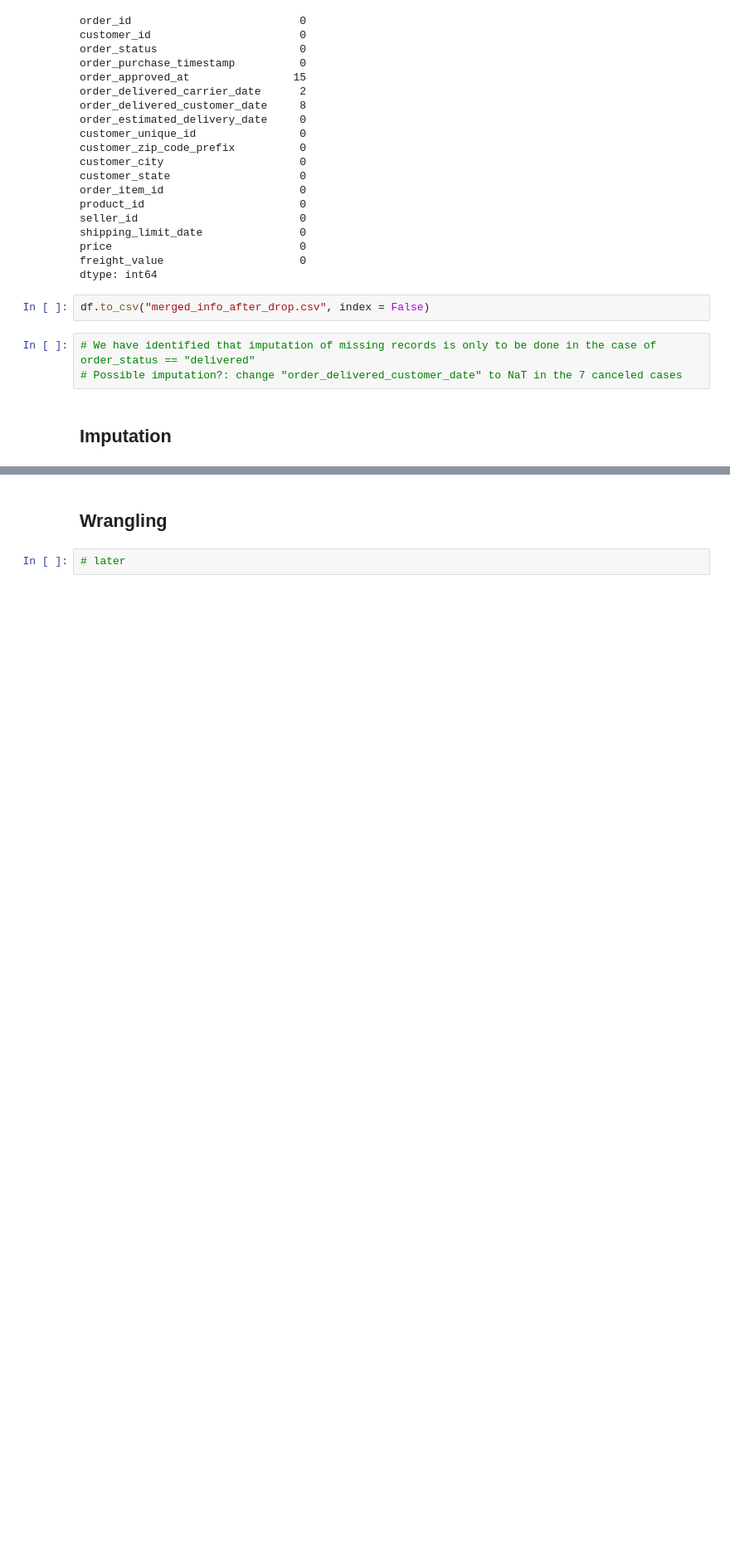
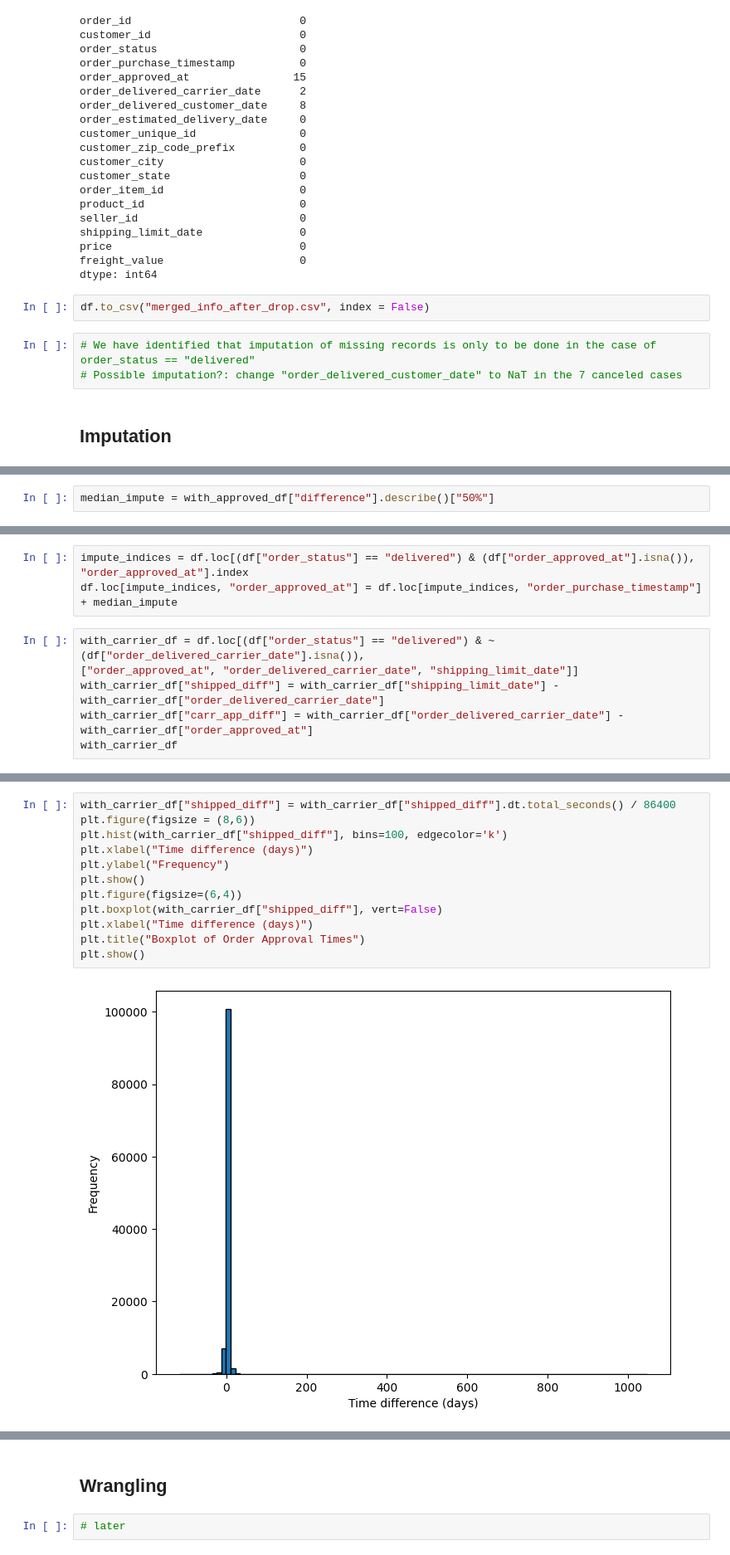
Before and after one commit to AnanyaKishore/da2402-project-ecom-analysis, a Jupyter notebook: data_analysis.ipynb, the cells around one changed output, grey strips where cells are left out. Shown at 83% size. Saved outputs shown, nothing was run; the diff lists cells and outputs as text; blank space fills up the shorter version.

```diff
--- a/data_analysis.ipynb
+++ b/data_analysis.ipynb
@@ -680,0 +818,2 @@ df.to_csv("merged_info_after_drop.csv", index = False)
+# %%
+median_impute = with_approved_df["difference"].describe()["50%"]
@@ -680,0 +853,9 @@ df.to_csv("merged_info_after_drop.csv", index = False)
+# %%
+impute_indices = df.loc[(df["order_status"] == "delivered") & (df["order_approved_at"].isna()), "order_approved_at"].index
+df.loc[impute_indices, "order_approved_at"] = df.loc[impute_indices, "order_purchase_timestamp"] + median_impute
+# %%
+with_carrier_df = df.loc[(df["order_status"] == "delivered") & ~(df["order_delivered_carrier_date"].isna()),
+["order_approved_at", "order_delivered_carrier_date", "shipping_limit_date"]]
+with_carrier_df["shipped_diff"] = with_carrier_df["shipping_limit_date"] - with_carrier_df["order_delivered_carrier_date"]
+with_carrier_df["carr_app_diff"] = with_carrier_df["order_delivered_carrier_date"] - with_carrier_df["order_approved_at"]
+with_carrier_df
@@ -680,0 +918,14 @@ df.to_csv("merged_info_after_drop.csv", index = False)
+# %%
+with_carrier_df["shipped_diff"] = with_carrier_df["shipped_diff"].dt.total_seconds() / 86400
+plt.figure(figsize = (8,6))
+plt.hist(with_carrier_df["shipped_diff"], bins=100, edgecolor='k')
+plt.xlabel("Time difference (days)")
+plt.ylabel("Frequency")
+plt.show()
+plt.figure(figsize=(6,4))
+plt.boxplot(with_carrier_df["shipped_diff"], vert=False)
+plt.xlabel("Time difference (days)")
+plt.title("Boxplot of Order Approval Times")
+plt.show()
+# %% [output]
+[figure, added]
```
Also changed, not shown: parts of 42 cells of this notebook.
